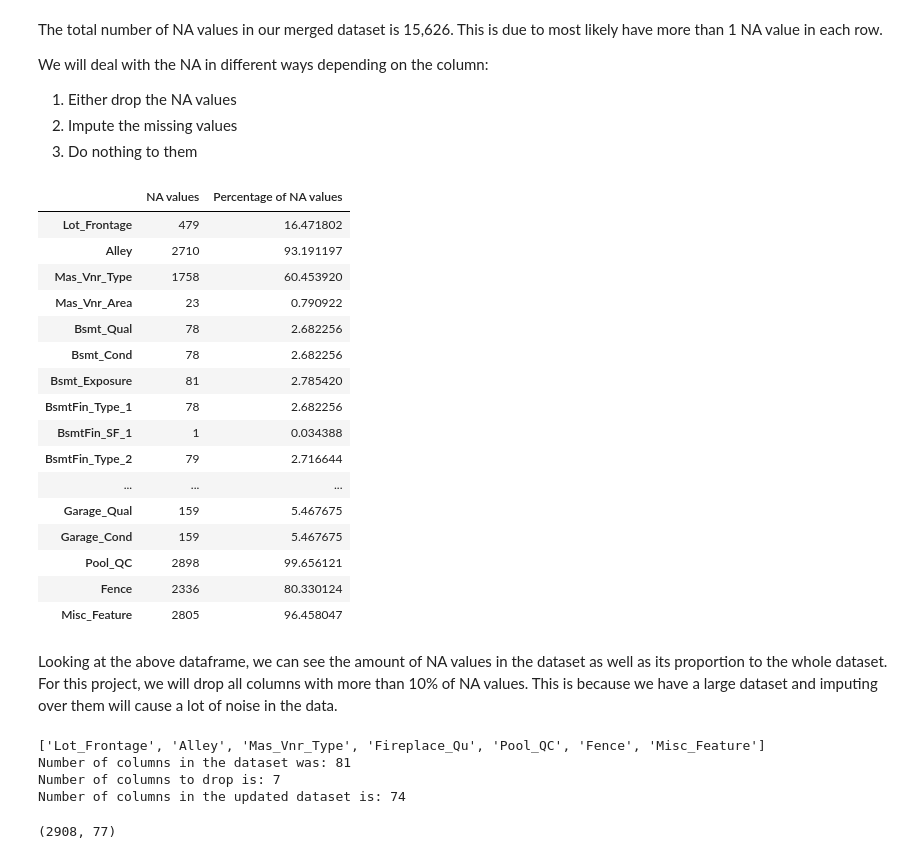
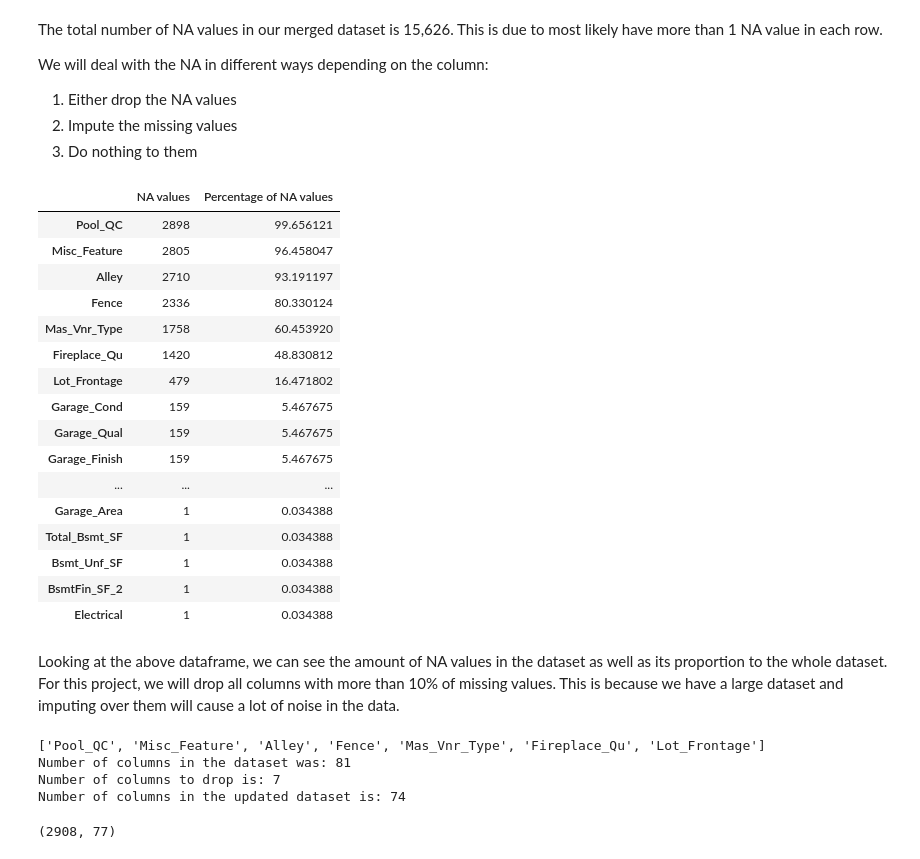
Before and after one commit to rongachoka/House_Prices_Dataset_-coursework-, a Jupyter notebook: index.ipynb, the cells around one changed output. Drawn from its saved outputs; the diff is of its cells as text; code cells hidden in the pictures.

```diff
--- a/index.ipynb
+++ b/index.ipynb
@@ -462,38 +494,41 @@ We will deal with the NA in different ways depending on the column:
 # %%
 # Columns with na values
 nan_columns = df.columns[df.isna().any()].tolist()
 
 # Sum of the na values in the dataset
 nan_values = df[nan_columns].isna().sum()
 
 # Percentage of na values
 nan_percentage = (nan_values / len(df)) * 100
 
 # Creating a dataframe to display the results
 nan_df = pd.DataFrame({"NA values": nan_values,
                        "Percentage of NA values": nan_percentage})
+
+# Sorting the dataframe
+nan_df.sort_values(by="Percentage of NA values", ascending=False, inplace=True)
 nan_df
 # %% [output]
 |  | NA values | Percentage of NA values |
+| Pool_QC | 2898 | 99.656121 |
+| Misc_Feature | 2805 | 96.458047 |
+| Alley | 2710 | 93.191197 |
+| Fence | 2336 | 80.330124 |
+| Mas_Vnr_Type | 1758 | 60.453920 |
+| Fireplace_Qu | 1420 | 48.830812 |
 | Lot_Frontage | 479 | 16.471802 |
-| Alley | 2710 | 93.191197 |
-| Mas_Vnr_Type | 1758 | 60.453920 |
-| Mas_Vnr_Area | 23 | 0.790922 |
-| Bsmt_Qual | 78 | 2.682256 |
-| Bsmt_Cond | 78 | 2.682256 |
-| Bsmt_Exposure | 81 | 2.785420 |
-| BsmtFin_Type_1 | 78 | 2.682256 |
-| BsmtFin_SF_1 | 1 | 0.034388 |
-| BsmtFin_Type_2 | 79 | 2.716644 |
+| Garage_Cond | 159 | 5.467675 |
+| Garage_Qual | 159 | 5.467675 |
+| Garage_Finish | 159 | 5.467675 |
 | ... | ... | ... |
-| Garage_Qual | 159 | 5.467675 |
-| Garage_Cond | 159 | 5.467675 |
-| Pool_QC | 2898 | 99.656121 |
-| Fence | 2336 | 80.330124 |
-| Misc_Feature | 2805 | 96.458047 |
+| Garage_Area | 1 | 0.034388 |
+| Total_Bsmt_SF | 1 | 0.034388 |
+| Bsmt_Unf_SF | 1 | 0.034388 |
+| BsmtFin_SF_2 | 1 | 0.034388 |
+| Electrical | 1 | 0.034388 |
 # %% [markdown]
 Looking at the above dataframe, we can see the amount of NA values in the dataset as well as its proportion to the whole dataset.
-For this project, we will drop all columns with more than 10% of NA values. This is because we have a large dataset and imputing over them will cause a lot of noise in the data.
+For this project, we will drop all columns with more than 10% of missing values. This is because we have a large dataset and imputing over them will cause a lot of noise in the data.
 # %%
 # Dropping columns with more than 10% of NA values
 # Columns to drop
@@ -507,7 +542,7 @@ print(f"Number of columns in the dataset was: {len(housing_df.columns) + len(col
 print(f"Number of columns to drop is: {len(columns_to_drop)}")
 print(f"Number of columns in the updated dataset is: {len(housing_df.columns)}")
 # %% [output]
-['Lot_Frontage', 'Alley', 'Mas_Vnr_Type', 'Fireplace_Qu', 'Pool_QC', 'Fence', 'Misc_Feature']
+['Pool_QC', 'Misc_Feature', 'Alley', 'Fence', 'Mas_Vnr_Type', 'Fireplace_Qu', 'Lot_Frontage']
 Number of columns in the dataset was: 81
 Number of columns to drop is: 7
 Number of columns in the updated dataset is: 74
```
Also changed, not shown: parts of 64 cells of this notebook.
